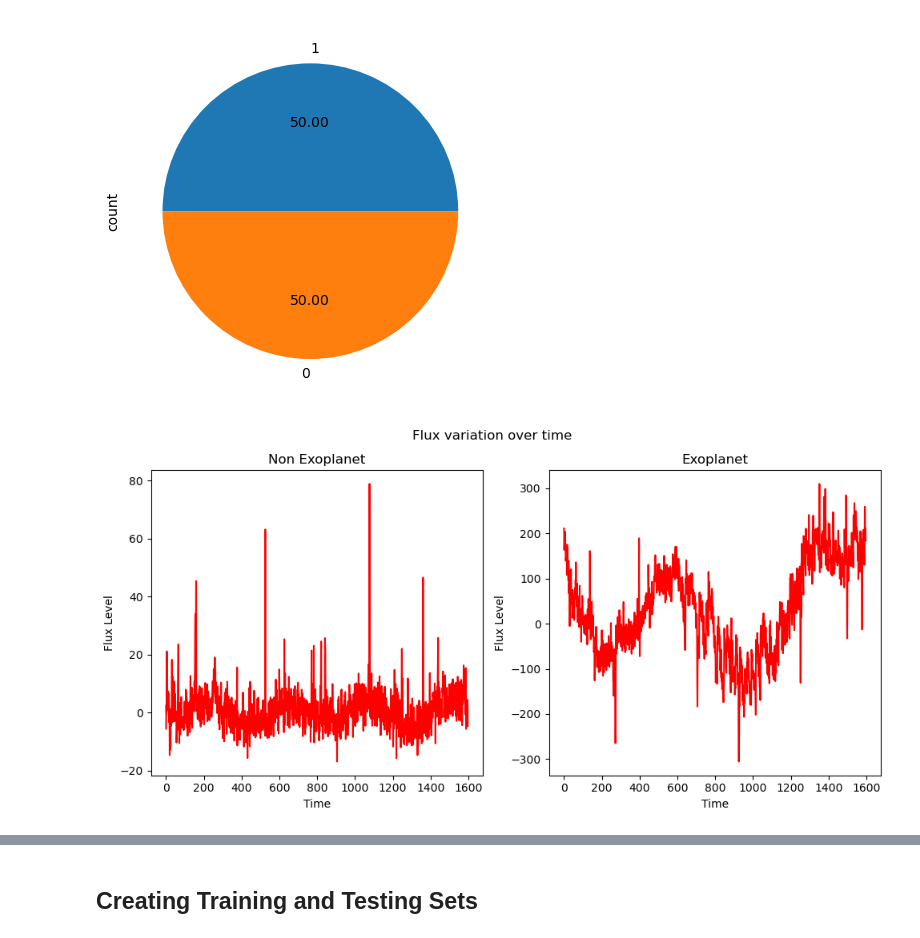
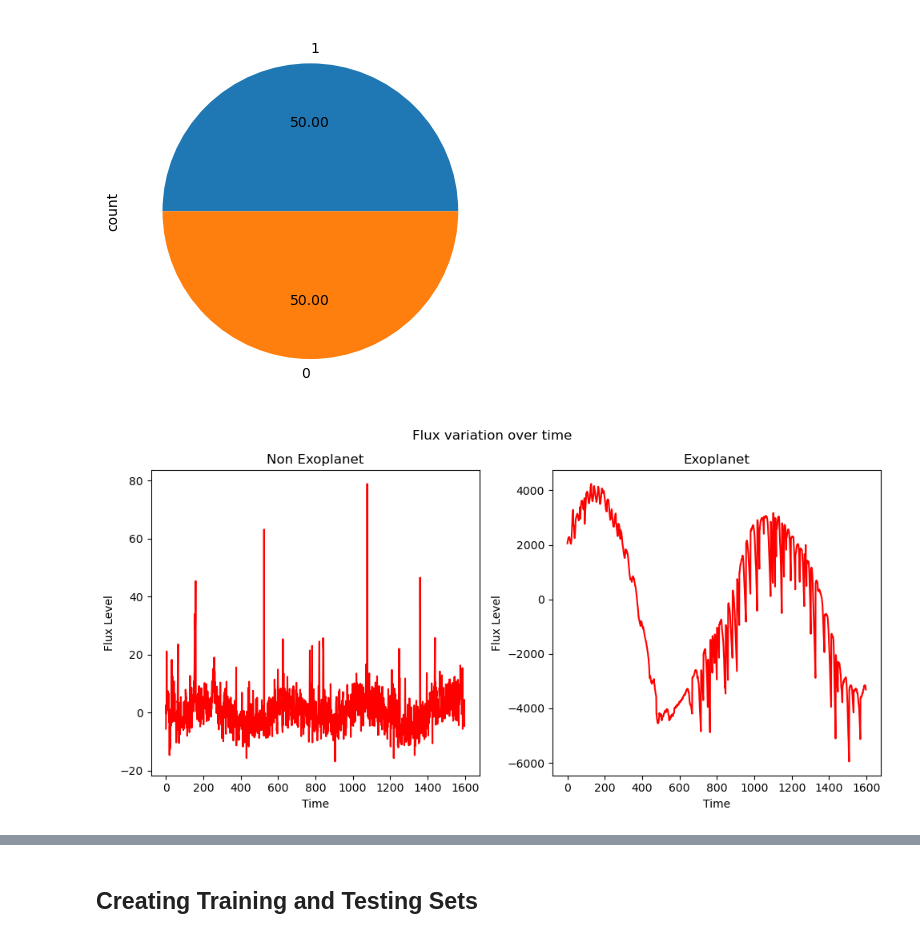
Before and after one commit to shekar-raja/exoplanet-detection-system-ml, a Jupyter notebook: Exoplanet Detection System.ipynb, the cells around one changed output, grey strips where cells are left out. Cells and saved outputs as stored; diff of their text form; code cells hidden in the pictures.

```diff
--- a/Exoplanet Detection System.ipynb
+++ b/Exoplanet Detection System.ipynb
@@ -109,30 +115,30 @@ y_res.value_counts().plot.pie(autopct = "%.2f")
 # %%
 # Setting figure size
 plt.figure(figsize=(10, 5))
 
-# Non-exoplanet star light flux visualization over time
+# Non-exoplanet star light flux over time
 row_index = 150 # Selecting random non-exoplanet row
 fluxes_non_exo = df.iloc[row_index,1:(df.shape[1]//2)].values
 
 plt.subplot(1, 2, 1)
 plt.plot(fluxes_non_exo, color = "red")
 plt.xlabel('Time')
 plt.ylabel('Flux Level')
 plt.title("Non Exoplanet")
 
-# Exoplanet star light flux visualization over time
-row_index = 5 # Selecting random exoplanet row
+# Exoplanet star light flux over time
+row_index = 21 # Selecting random exoplanet row
 fluxes_exo = df.iloc[row_index,1:(df.shape[1]//2)].values
 
 plt.subplot(1, 2, 2)
 plt.plot(fluxes_exo, color = "red")
 plt.xlabel('Time')
 plt.ylabel('Flux Level')
 plt.title("Exoplanet")
 
 plt.tight_layout()
 plt.suptitle('Flux variation over time')
 plt.subplots_adjust(top=0.88)
 plt.show()
 # %% [output]
-[figure, old version]
+[figure, new version]
```
Also changed, not shown: parts of 17 cells of this notebook.
